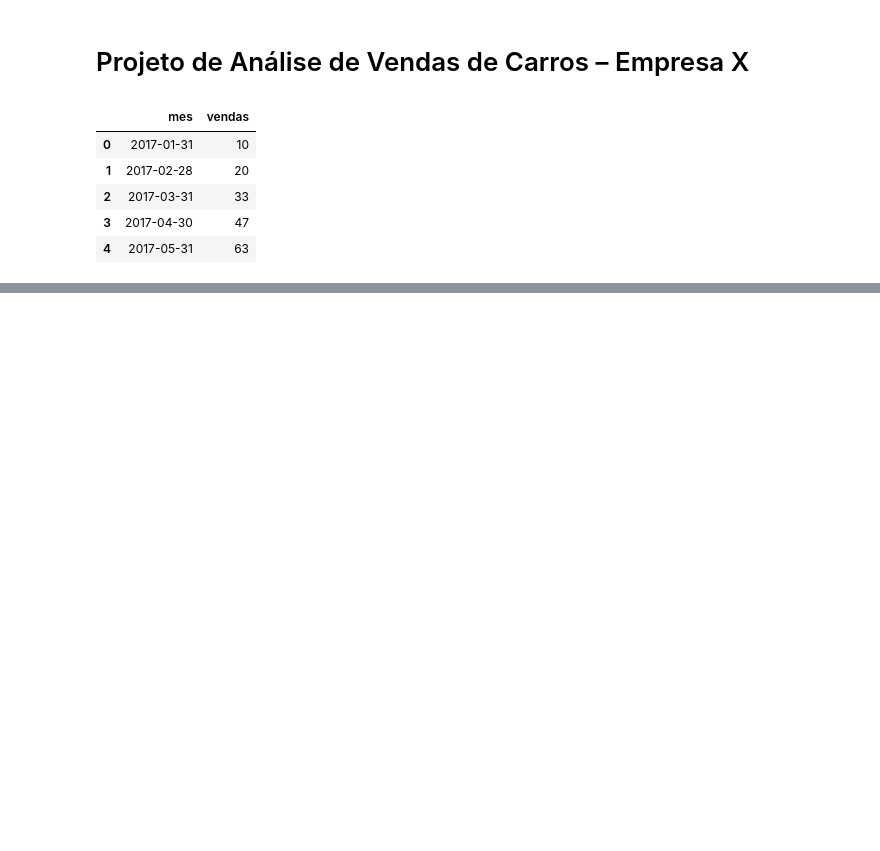
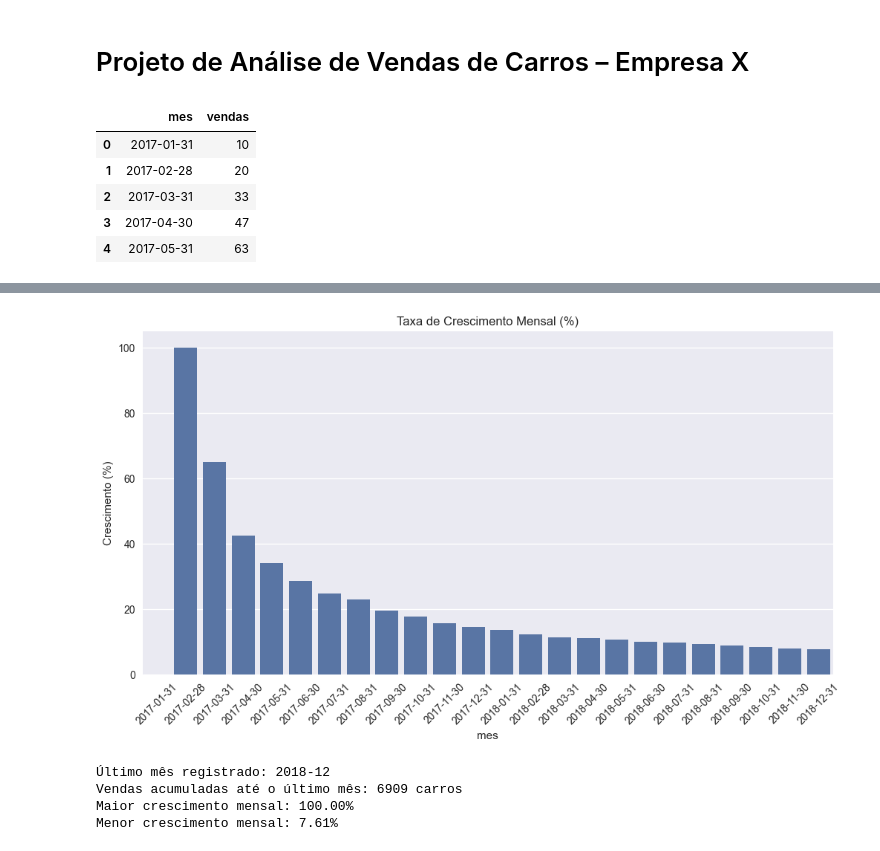
Before and after one commit to TeacherSamanthaSilva/ProjetoVendadeCarros, a Jupyter notebook: vendasdecarros.ipynb, the cells around one changed output, grey strips where cells are left out. Cells and saved outputs as stored; diff of their text form; code cells hidden in the pictures; blank space fills up the shorter version.

```diff
--- a/vendasdecarros.ipynb
+++ b/vendasdecarros.ipynb
@@ -29,0 +100,29 @@ df.head()
+# %%
+# ============================================================
+# 7. Análise de crescimento mês a mês
+# ============================================================
+df['crescimento_mensal'] = df['vendas'].pct_change() * 100
+
+plt.figure(figsize=(12,6))
+sns.barplot(x="mes", y="crescimento_mensal", data=df)
+plt.title("Taxa de Crescimento Mensal (%)")
+plt.xticks(rotation=45)
+plt.ylabel("Crescimento (%)")
+plt.show()
+# %% [output]
+[figure, added]
+# %%
+# ============================================================
+# 8. Insights principais
+# ============================================================
+# Último valor de vendas
+ultimo_mes = df.iloc[-1]
+print(f"Último mês registrado: {ultimo_mes['mes'].strftime('%Y-%m')}")
+print(f"Vendas acumuladas até o último mês: {df['vendas'].sum()} carros")
+print(f"Maior crescimento mensal: {df['crescimento_mensal'].max():.2f}%")
+print(f"Menor crescimento mensal: {df['crescimento_mensal'].min():.2f}%")
+# %% [output]
+Último mês registrado: 2018-12
+Vendas acumuladas até o último mês: 6909 carros
+Maior crescimento mensal: 100.00%
+Menor crescimento mensal: 7.61%
```
Also changed, not shown: parts of 5 cells of this notebook.
